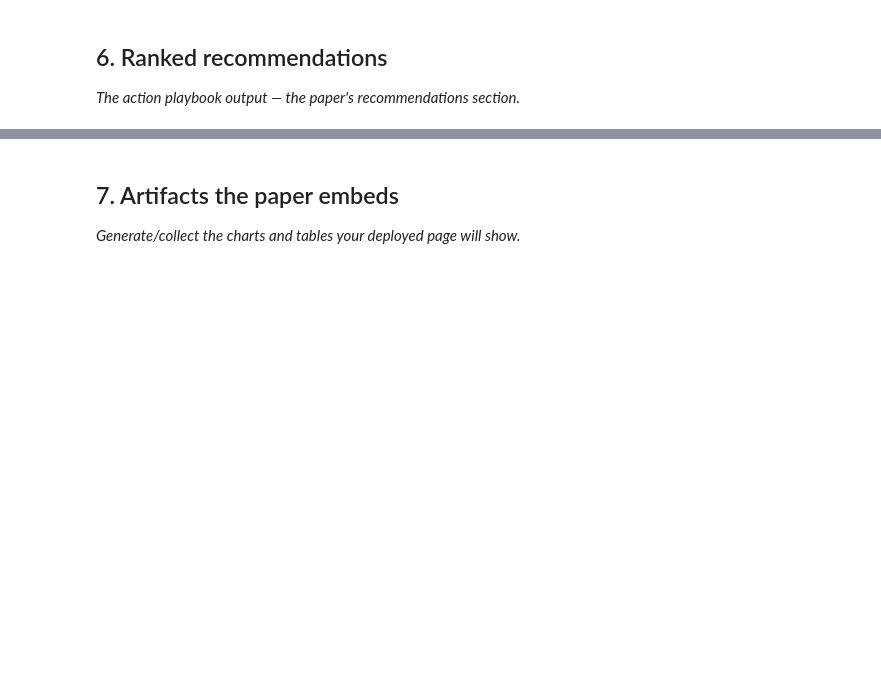
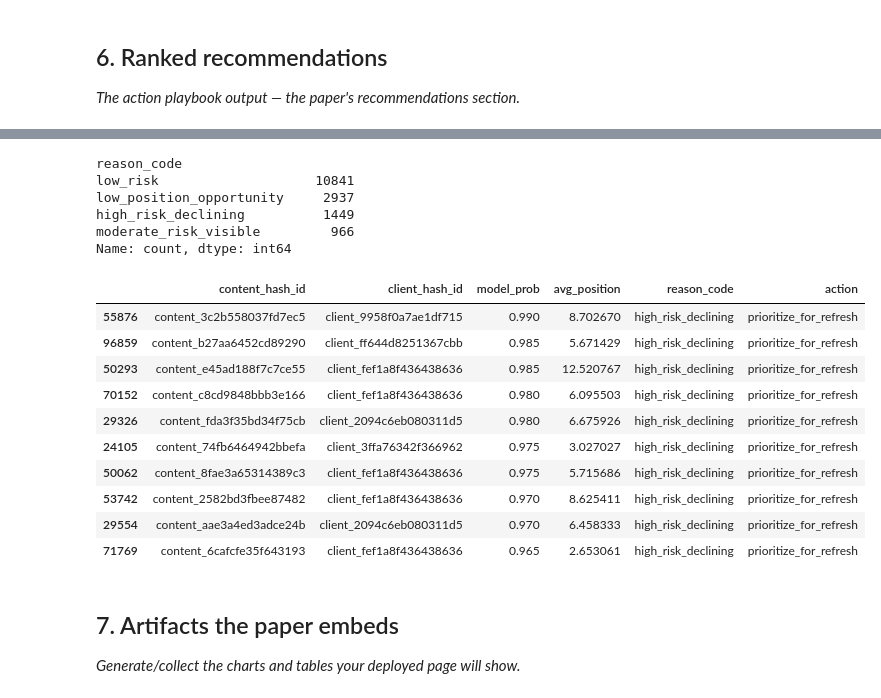
Before and after one commit to Samme-creator/flyrank-ml-internship-starter, a Jupyter notebook: work/notebooks/capstone.ipynb, the cells around one changed output, grey strips where cells are left out. Cells and saved outputs as stored; diff of their text form; code cells hidden in the pictures; blank space fills up the shorter version.

```diff
--- a/work/notebooks/capstone.ipynb
+++ b/work/notebooks/capstone.ipynb
@@ -25,0 +35,7 @@ Pipeline complete. Outputs regenerated.
+# %%
+import duckdb
+con = duckdb.connect()
+con.execute(f"CREATE OR REPLACE SECRET hf (TYPE huggingface, TOKEN '{HF_TOKEN}')")
+REL = 'hf://datasets/FlyRank/internship-warehouse'
+TABLES = {'fact_daily_march': f"read_parquet('{REL}/fact_content_daily_performance/month=2026-03/*.parquet')"}
+print("Connected.")
@@ -180,3 +236,36 @@ queue.head(10)
+# %%
+def assign_action(row):
+    if row['model_prob'] >= 0.65:
+        return 'high_risk_declining', 'prioritize_for_refresh'
+    elif row['model_prob'] >= 0.4 and row['imp_first_half'] >= 500:
+        return 'moderate_risk_visible', 'monitor_closely'
+    elif 11 <= row['avg_position'] <= 20:
+        return 'low_position_opportunity', 'targeted_relevance_improvement'
+    else:
+        return 'low_risk', 'no_action'
+
+test[['reason_code','action']] = test.apply(lambda r: pd.Series(assign_action(r)), axis=1)
+queue = test.sort_values('model_prob', ascending=False)
+print(queue['reason_code'].value_counts())
+queue[['content_hash_id','client_hash_id','model_prob','avg_position','reason_code','action']].head(10)
+# %% [output]
+reason_code
+low_risk                    10841
+low_position_opportunity     2937
+high_risk_declining          1449
+moderate_risk_visible         966
+Name: count, dtype: int64
+|  | content_hash_id | client_hash_id | model_prob | avg_position | reason_code | action |
+| 55876 | content_3c2b558037fd7ec5 | client_9958f0a7ae1df715 | 0.990 | 8.702670 | high_risk_declining | prioritize_for_refresh |
+| 96859 | content_b27aa6452cd89290 | client_ff644d8251367cbb | 0.985 | 5.671429 | high_risk_declining | prioritize_for_refresh |
+| 50293 | content_e45ad188f7c7ce55 | client_fef1a8f436438636 | 0.985 | 12.520767 | high_risk_declining | prioritize_for_refresh |
+| 70152 | content_c8cd9848bbb3e166 | client_fef1a8f436438636 | 0.980 | 6.095503 | high_risk_declining | prioritize_for_refresh |
+| 29326 | content_fda3f35bd34f75cb | client_2094c6eb080311d5 | 0.980 | 6.675926 | high_risk_declining | prioritize_for_refresh |
+| 24105 | content_74fb6464942bbefa | client_3ffa76342f366962 | 0.975 | 3.027027 | high_risk_declining | prioritize_for_refresh |
+| 50062 | content_8fae3a65314389c3 | client_fef1a8f436438636 | 0.975 | 5.715686 | high_risk_declining | prioritize_for_refresh |
+| 53742 | content_2582bd3fbee87482 | client_fef1a8f436438636 | 0.970 | 8.625411 | high_risk_declining | prioritize_for_refresh |
+| 29554 | content_aae3a4ed3adce24b | client_2094c6eb080311d5 | 0.970 | 6.458333 | high_risk_declining | prioritize_for_refresh |
+| 71769 | content_6cafcfe35f643193 | client_fef1a8f436438636 | 0.965 | 2.653061 | high_risk_declining | prioritize_for_refresh |
 # %% [markdown]
 ## 7. Artifacts the paper embeds
 
```
Also changed, not shown: parts of 27 cells of this notebook.
